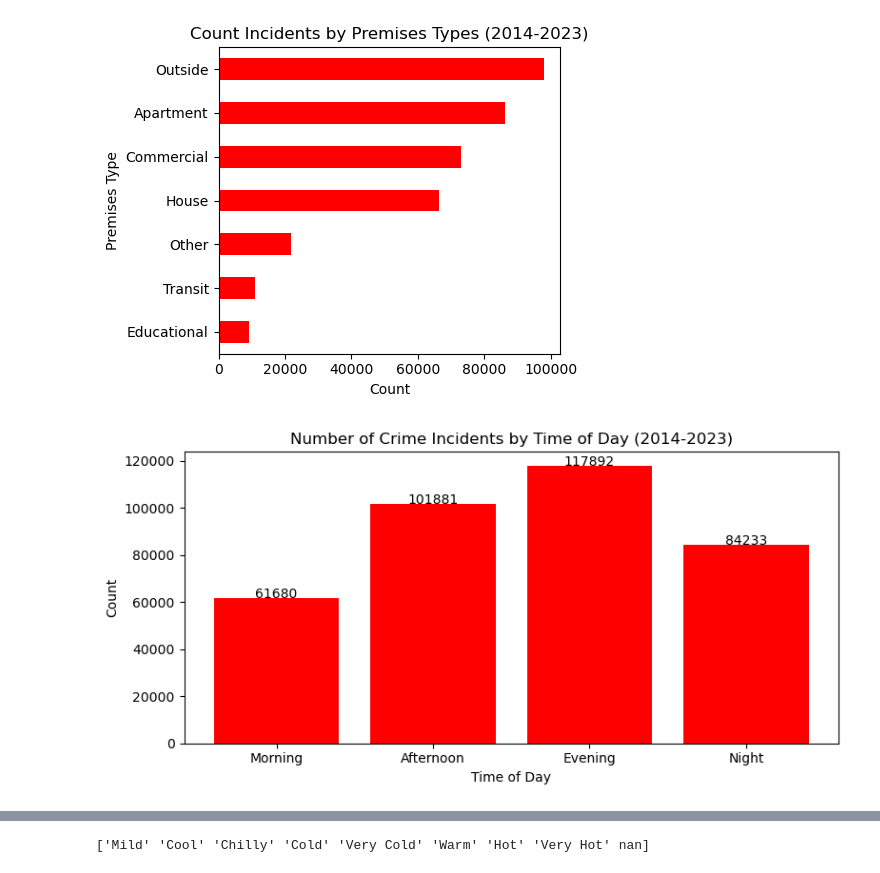
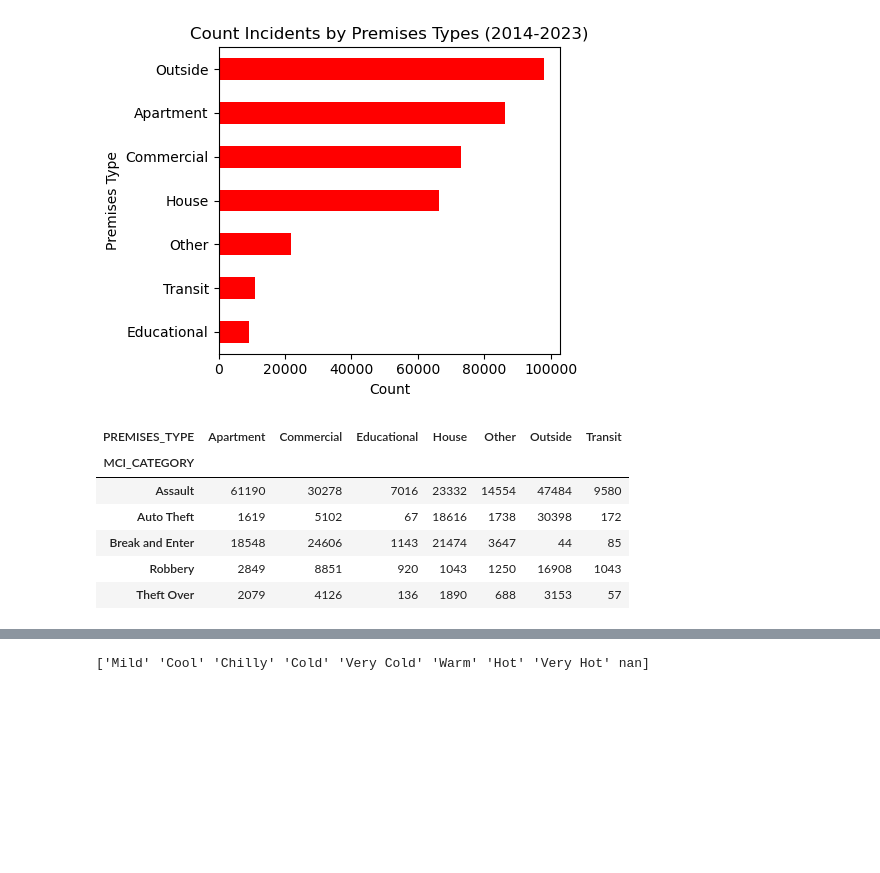
Before and after one commit to rentruong/ENGO645_TorontoCrimeAnalysis, a Jupyter notebook: DataExploration.ipynb, the cells around one changed output, grey strips where cells are left out. Drawn from its saved outputs; the diff is of its cells as text; code cells hidden in the pictures; blank space fills up the shorter version.

```diff
--- a/DataExploration.ipynb
+++ b/DataExploration.ipynb
@@ -220,25 +240,17 @@ plt.tight_layout()
 plt.show()
 # %% [output]
 [figure]
-# %%
-# Group by 'TIMECategory' and count occurrences
-grouped_data_TIME = MCI_data.groupby('TIMECategory').size()
-
-# Define the order of time categories
-time_categories_order = ['Morning', 'Afternoon', 'Evening', 'Night']
-
-# Plot bar chart
-plt.figure(figsize=(8, 4))
-plt.bar(time_categories_order, grouped_data_TIME[time_categories_order], color='red')
-plt.title('Number of Crime Incidents by Time of Day (2014-2023)')
-plt.xlabel('Time of Day')
-plt.ylabel('Count')
-
-# Label each bar with its respective count
-for x, y in zip(time_categories_order, grouped_data_TIME[time_categories_order]):
-    plt.text(x, y + 0.1, '%d' % y, ha='center')
-
-plt.tight_layout()
-plt.show()
-# %% [output]
-[figure]
+# %%
+# Create a pivot table to get counts for each combination of MCI_CATEGORY and PREMISES_TYPE
+pivot_table = MCI_data.pivot_table(index='MCI_CATEGORY', columns='PREMISES_TYPE', aggfunc='size', fill_value=0)
+
+# Display the pivot table
+pivot_table
+# %% [output]
+| PREMISES_TYPE | Apartment | Commercial | Educational | House | Other | Outside | Transit |
+| MCI_CATEGORY |  |  |  |  |  |  |  |
+| Assault | 61190 | 30278 | 7016 | 23332 | 14554 | 47484 | 9580 |
+| Auto Theft | 1619 | 5102 | 67 | 18616 | 1738 | 30398 | 172 |
+| Break and Enter | 18548 | 24606 | 1143 | 21474 | 3647 | 44 | 85 |
+| Robbery | 2849 | 8851 | 920 | 1043 | 1250 | 16908 | 1043 |
+| Theft Over | 2079 | 4126 | 136 | 1890 | 688 | 3153 | 57 |
```
Also changed, not shown: parts of 5 cells of this notebook.
